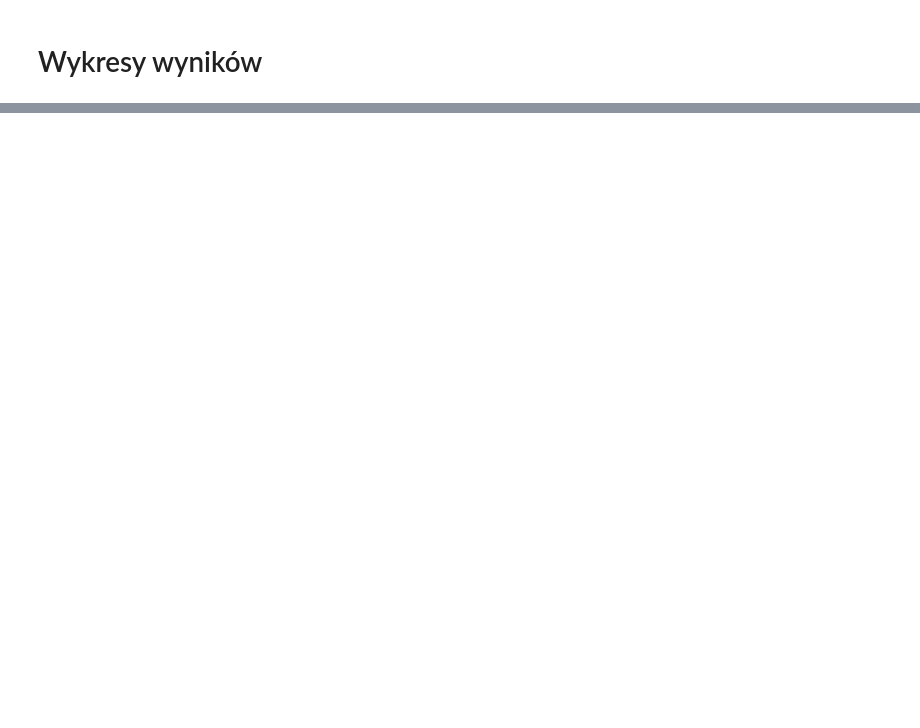
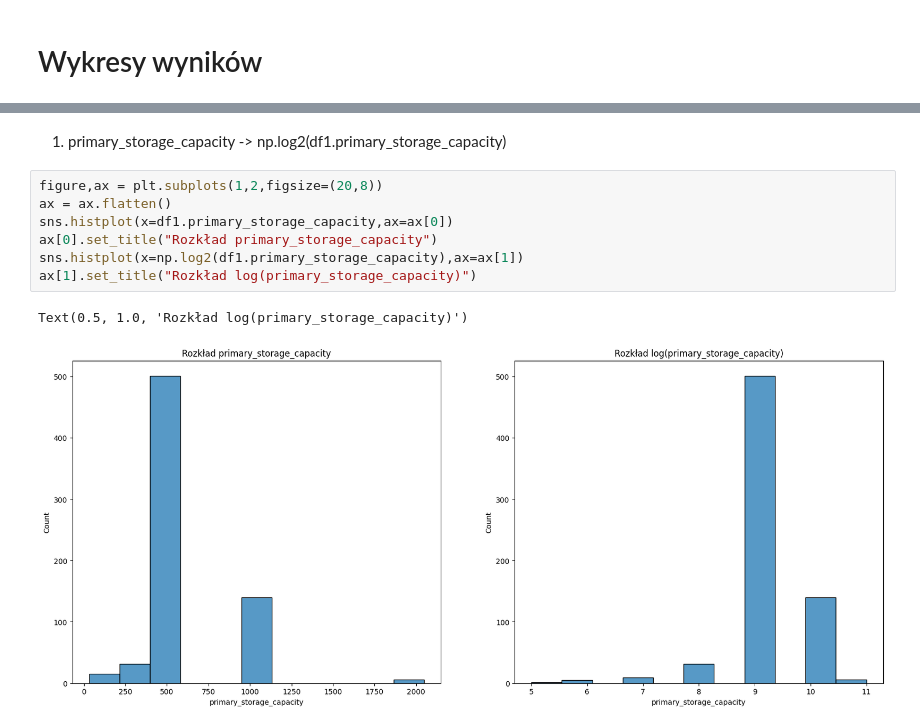
Before and after one commit to fantasy2fry/brand-laptops-clustering-ml, a Jupyter notebook: src/km2/Jan.ipynb, the cells around one changed output, grey strips where cells are left out. Drawn from its saved outputs; the diff is of its cells as text; blank space fills up the shorter version.

```diff
--- a/src/km2/Jan.ipynb
+++ b/src/km2/Jan.ipynb
@@ -401,0 +413,12 @@ plt.show()
+# %% [markdown]
+1. primary_storage_capacity -> np.log2(df1.primary_storage_capacity)
+# %%
+figure,ax = plt.subplots(1,2,figsize=(20,8))
+ax = ax.flatten()
+sns.histplot(x=df1.primary_storage_capacity,ax=ax[0])
+ax[0].set_title("Rozkład primary_storage_capacity")
+sns.histplot(x=np.log2(df1.primary_storage_capacity),ax=ax[1])
+ax[1].set_title("Rozkład log(primary_storage_capacity)")
+# %% [output]
+Text(0.5, 1.0, 'Rozkład log(primary_storage_capacity)')
+[figure, added]
```
Also changed, not shown: parts of 20 cells of this notebook.
